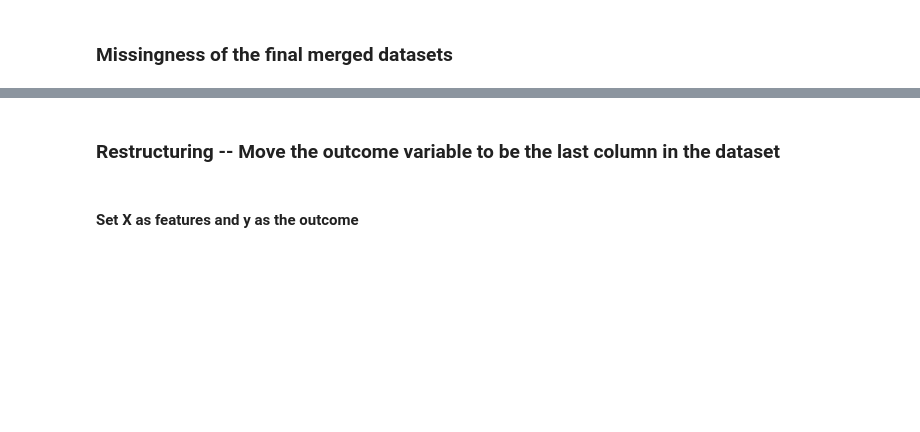
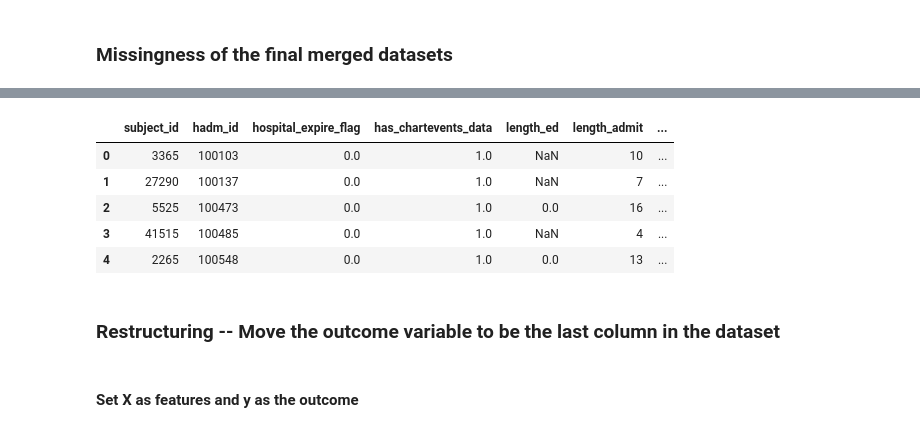
Before and after one commit to stephyap/predicts-depression, a Jupyter notebook: python_notebook.ipynb, the cells around one changed output, grey strips where cells are left out. Cells and saved outputs as stored; diff of their text form; code cells hidden in the pictures; blank space fills up the shorter version.

```diff
--- a/python_notebook.ipynb
+++ b/python_notebook.ipynb
@@ -188,23 +193,23 @@ drgcodes_reduced.drg_mortality.unique()
 # %%
-# Create dummy variables for drg_code
-just_dummies = pd.get_dummies(drgcodes_reduced['drg_code'], prefix='drg_code')
-drgcodes_reduced = pd.concat([drgcodes_reduced, just_dummies], axis=1)
+# # Create dummy variables for drg_code
+# just_dummies = pd.get_dummies(drgcodes_reduced['drg_code'], prefix='drg_code')
+# drgcodes_reduced = pd.concat([drgcodes_reduced, just_dummies], axis=1)
 
-# Create dummy variables for drg_code
-just_dummies = pd.get_dummies(drgcodes_reduced['drg_type'], prefix='drg_type')
-drgcodes_reduced = pd.concat([drgcodes_reduced, just_dummies], axis=1)
+# # Create dummy variables for drg_code
+# just_dummies = pd.get_dummies(drgcodes_reduced['drg_type'], prefix='drg_type')
+# drgcodes_reduced = pd.concat([drgcodes_reduced, just_dummies], axis=1)
 # %%
-# Transform object to numerical features
-drgcodes_reduced['drg_mortality'] = pd.to_numeric(drgcodes_reduced.drg_mortality, errors='coerce').fillna(0, downcast='infer').astype('Int32')
-drgcodes_reduced['drg_severity'] = pd.to_numeric(drgcodes_reduced.drg_severity, errors='coerce').fillna(0, downcast='infer').astype('Int32')
+# # Transform object to numerical features
+# drgcodes_reduced['drg_mortality'] = pd.to_numeric(drgcodes_reduced.drg_mortality, errors='coerce').fillna(0, downcast='infer').astype('Int32')
+# drgcodes_reduced['drg_severity'] = pd.to_numeric(drgcodes_reduced.drg_severity, errors='coerce').fillna(0, downcast='infer').astype('Int32')
 # %%
-# In order to have one record for each unique combination of subject_id and hadm_id, mean of the drg_mortality and drg_severity
-# are calculated
-drgcodes_reduced['avg_drg_mortality'] = drgcodes_reduced.groupby(['subject_id', 'hadm_id']).drg_mortality.transform('mean')
-drgcodes_reduced['avg_drg_severity'] = drgcodes_reduced.groupby(['subject_id', 'hadm_id']).drg_severity.transform('mean')
+# # In order to have one record for each unique combination of subject_id and hadm_id, mean of the drg_mortality and drg_severity
+# # are calculated
+# drgcodes_reduced['avg_drg_mortality'] = drgcodes_reduced.groupby(['subject_id', 'hadm_id']).drg_mortality.transform('mean')
+# drgcodes_reduced['avg_drg_severity'] = drgcodes_reduced.groupby(['subject_id', 'hadm_id']).drg_severity.transform('mean')
 # %%
-drgcodes_reduced['avg_drg_mortality'] = drgcodes_reduced.avg_drg_mortality.astype(float)
-drgcodes_reduced['avg_drg_severity'] = drgcodes_reduced.avg_drg_severity.astype(float)
+# drgcodes_reduced['avg_drg_mortality'] = drgcodes_reduced.avg_drg_mortality.astype(float)
+# drgcodes_reduced['avg_drg_severity'] = drgcodes_reduced.avg_drg_severity.astype(float)
 # %%
 # Drop duplicates by comparing subject_id and hadm_id
 drgcodes_reduced = drgcodes_reduced.drop_duplicates(subset=['subject_id','hadm_id'], ignore_index = True)
@@ -238,0 +270,9 @@ main['length_ed'] = main['length_ed'].fillna(0)
+# %%
+main.head(5)
+# %% [output]
+|  | subject_id | hadm_id | hospital_expire_flag | has_chartevents_data | length_ed | length_admit | ... |
+| 0 | 3365 | 100103 | 0.0 | 1.0 | NaN | 10 | ... |
+| 1 | 27290 | 100137 | 0.0 | 1.0 | NaN | 7 | ... |
+| 2 | 5525 | 100473 | 0.0 | 1.0 | 0.0 | 16 | ... |
+| 3 | 41515 | 100485 | 0.0 | 1.0 | NaN | 4 | ... |
+| 4 | 2265 | 100548 | 0.0 | 1.0 | 0.0 | 13 | ... |
```
Also changed, not shown: parts of 100 cells of this notebook, 1 other file.
